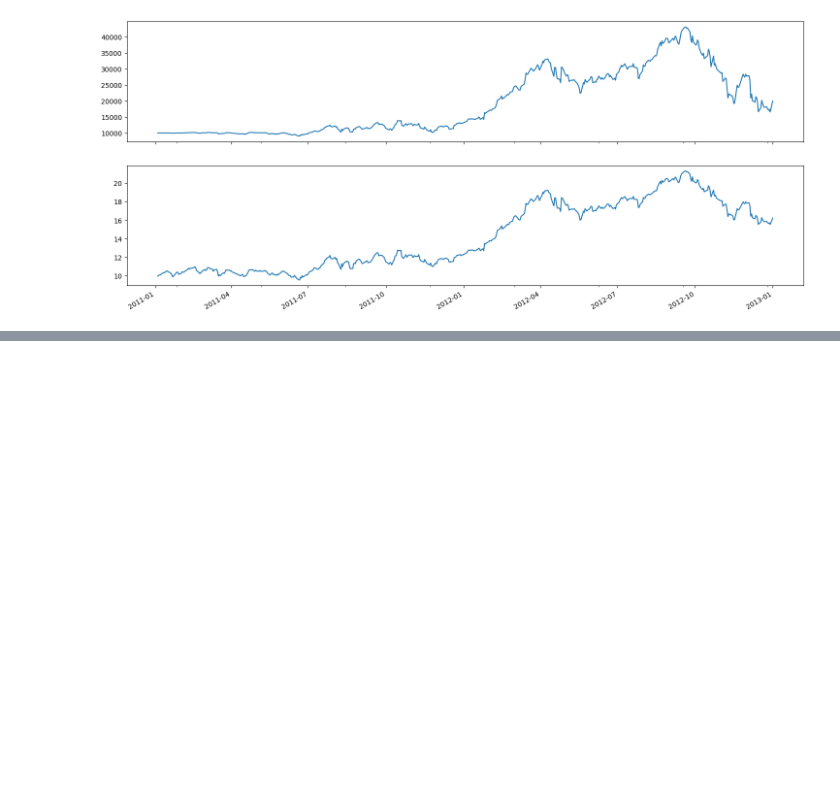
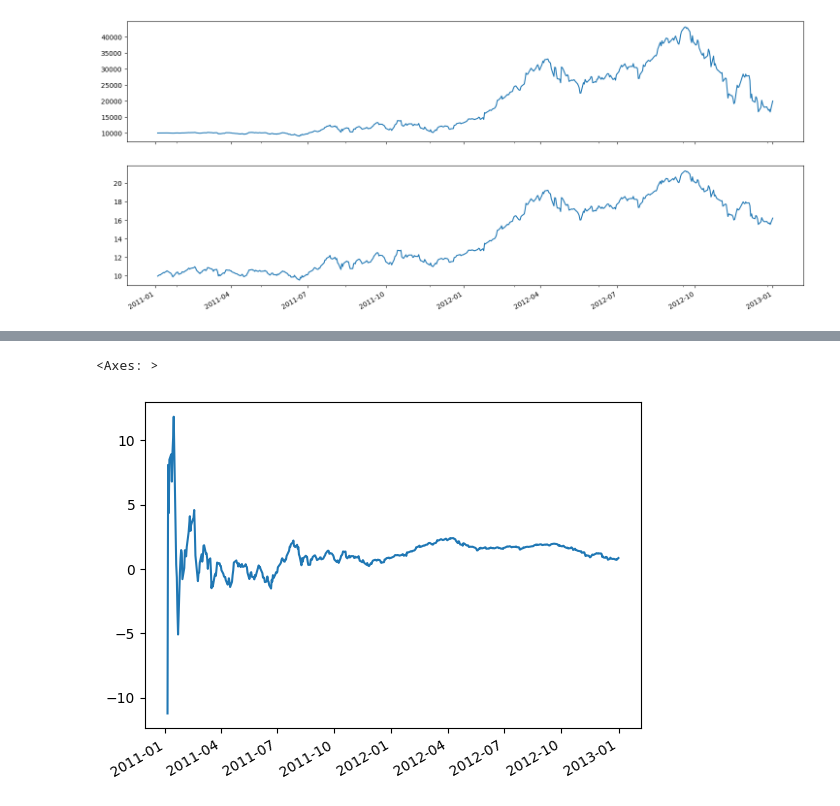
Before and after one commit to sharavsambuu/ziplinereloaded-norgate-exps, a Jupyter notebook: helloworld_cell.ipynb, the cells around one changed output, grey strips where cells are left out. Cells and saved outputs as stored; diff of their text form; code cells hidden in the pictures; blank space fills up the shorter version.

Commit message:
plotting the results

```diff
--- a/helloworld_cell.ipynb
+++ b/helloworld_cell.ipynb
@@ -52,0 +71,7 @@ result = run_algorithm(
+# %%
+#%%
+
+result['sharpe'].plot()
+# %% [output]
+<Axes: >
+[figure, added]
```
Also changed, not shown: parts of 6 cells of this notebook, 1 other file.
